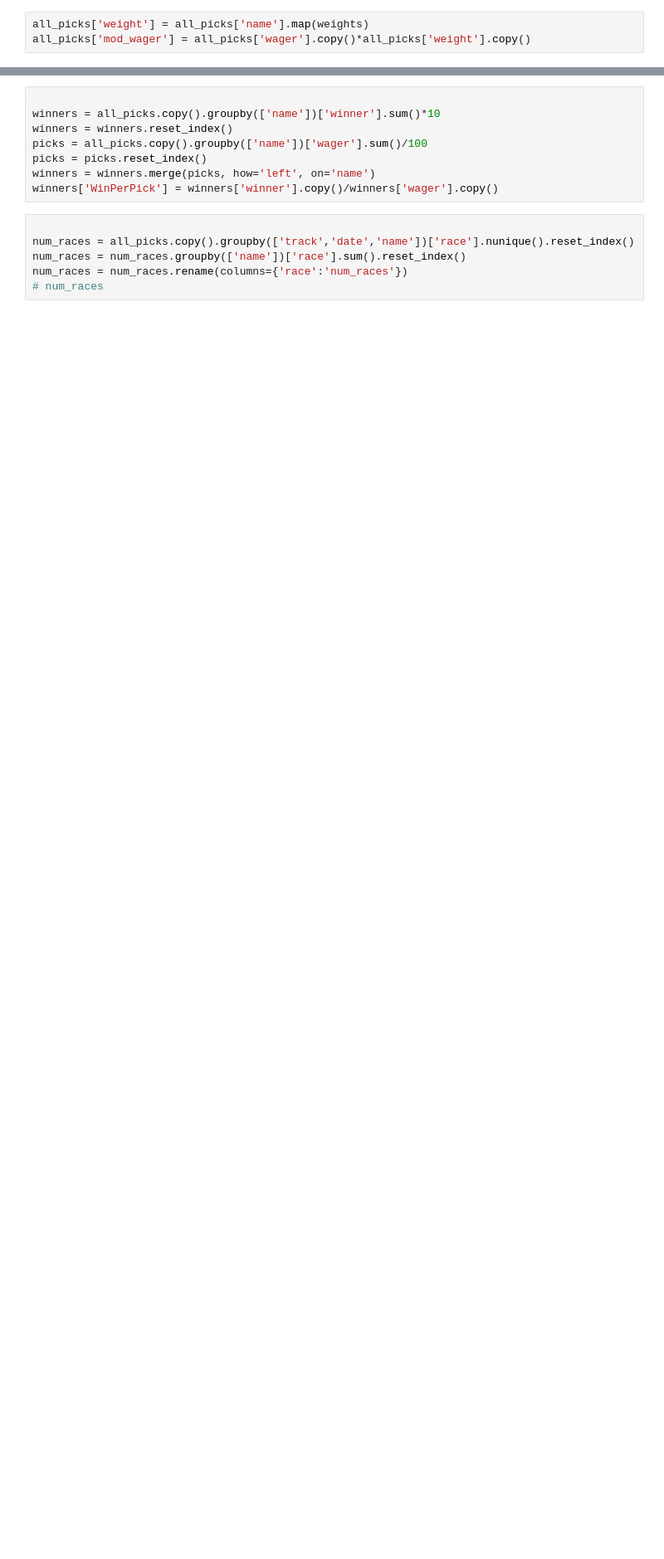
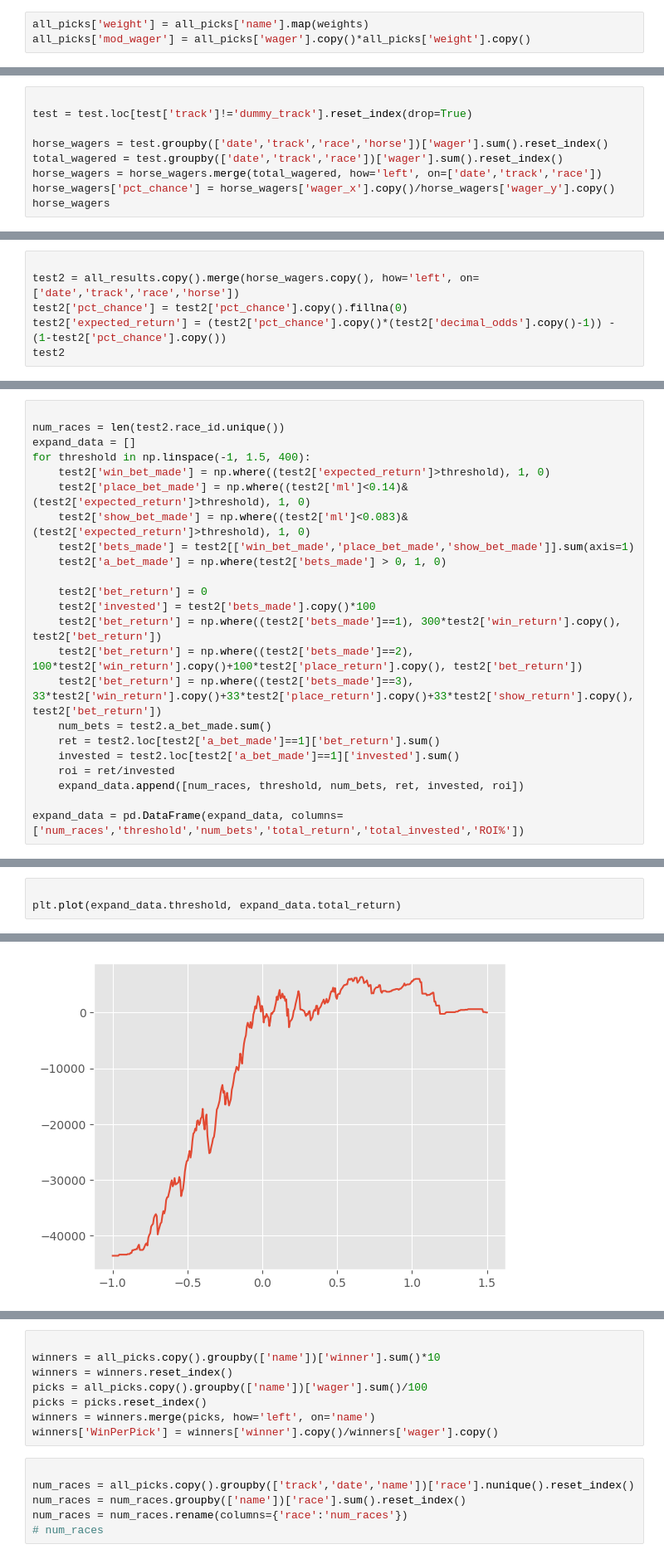
Before and after one commit to btatkinson/horse_cap_tracker, a Jupyter notebook: notebooks/historical_summary.ipynb, the cells around one changed output, grey strips where cells are left out. Shown at 83% size. Cells and saved outputs as stored; diff of their text form; blank space fills up the shorter version.

```diff
--- a/notebooks/historical_summary.ipynb
+++ b/notebooks/historical_summary.ipynb
@@ -123,0 +385,9 @@ all_picks['winner'] = np.where(all_picks['win_paid'].copy()>0, 1, 0)
+# %%
+
+test = test.loc[test['track']!='dummy_track'].reset_index(drop=True)
+
+horse_wagers = test.groupby(['date','track','race','horse'])['wager'].sum().reset_index()
+total_wagered = test.groupby(['date','track','race'])['wager'].sum().reset_index()
+horse_wagers = horse_wagers.merge(total_wagered, how='left', on=['date','track','race'])
+horse_wagers['pct_chance'] = horse_wagers['wager_x'].copy()/horse_wagers['wager_y'].copy()
+horse_wagers
@@ -123,0 +408,6 @@ all_picks['winner'] = np.where(all_picks['win_paid'].copy()>0, 1, 0)
+# %%
+
+test2 = all_results.copy().merge(horse_wagers.copy(), how='left', on=['date','track','race','horse'])
+test2['pct_chance'] = test2['pct_chance'].copy().fillna(0)
+test2['expected_return'] = (test2['pct_chance'].copy()*(test2['decimal_odds'].copy()-1)) - (1-test2['pct_chance'].copy())
+test2
@@ -123,0 +428,23 @@ all_picks['winner'] = np.where(all_picks['win_paid'].copy()>0, 1, 0)
+# %%
+
+num_races = len(test2.race_id.unique())
+expand_data = []
+for threshold in np.linspace(-1, 1.5, 400):
+    test2['win_bet_made'] = np.where((test2['expected_return']>threshold), 1, 0)
+    test2['place_bet_made'] = np.where((test2['ml']<0.14)&(test2['expected_return']>threshold), 1, 0)
+    test2['show_bet_made'] = np.where((test2['ml']<0.083)&(test2['expected_return']>threshold), 1, 0)
+    test2['bets_made'] = test2[['win_bet_made','place_bet_made','show_bet_made']].sum(axis=1)
+    test2['a_bet_made'] = np.where(test2['bets_made'] > 0, 1, 0)
+
+    test2['bet_return'] = 0
+    test2['invested'] = test2['bets_made'].copy()*100
+    test2['bet_return'] = np.where((test2['bets_made']==1), 300*test2['win_return'].copy(), test2['bet_return'])
+    test2['bet_return'] = np.where((test2['bets_made']==2), 100*test2['win_return'].copy()+100*test2['place_return'].copy(), test2['bet_return'])
+    test2['bet_return'] = np.where((test2['bets_made']==3), 33*test2['win_return'].copy()+33*test2['place_return'].copy()+33*test2['show_return'].copy(), test2['bet_return'])
+    num_bets = test2.a_bet_made.sum()
+    ret = test2.loc[test2['a_bet_made']==1]['bet_return'].sum()
+    invested = test2.loc[test2['a_bet_made']==1]['invested'].sum()
+    roi = ret/invested
+    expand_data.append([num_races, threshold, num_bets, ret, invested, roi])
+
+expand_data = pd.DataFrame(expand_data, columns=['num_races','threshold','num_bets','total_return','total_invested','ROI%'])
@@ -123,0 +503,4 @@ all_picks['winner'] = np.where(all_picks['win_paid'].copy()>0, 1, 0)
+# %%
+
+plt.plot(expand_data.threshold, expand_data.total_return)
+# %% [output]
@@ -123,0 +508 @@ all_picks['winner'] = np.where(all_picks['win_paid'].copy()>0, 1, 0)
+[figure, added]
```
Also changed, not shown: parts of 82 cells of this notebook, 38 other files.
